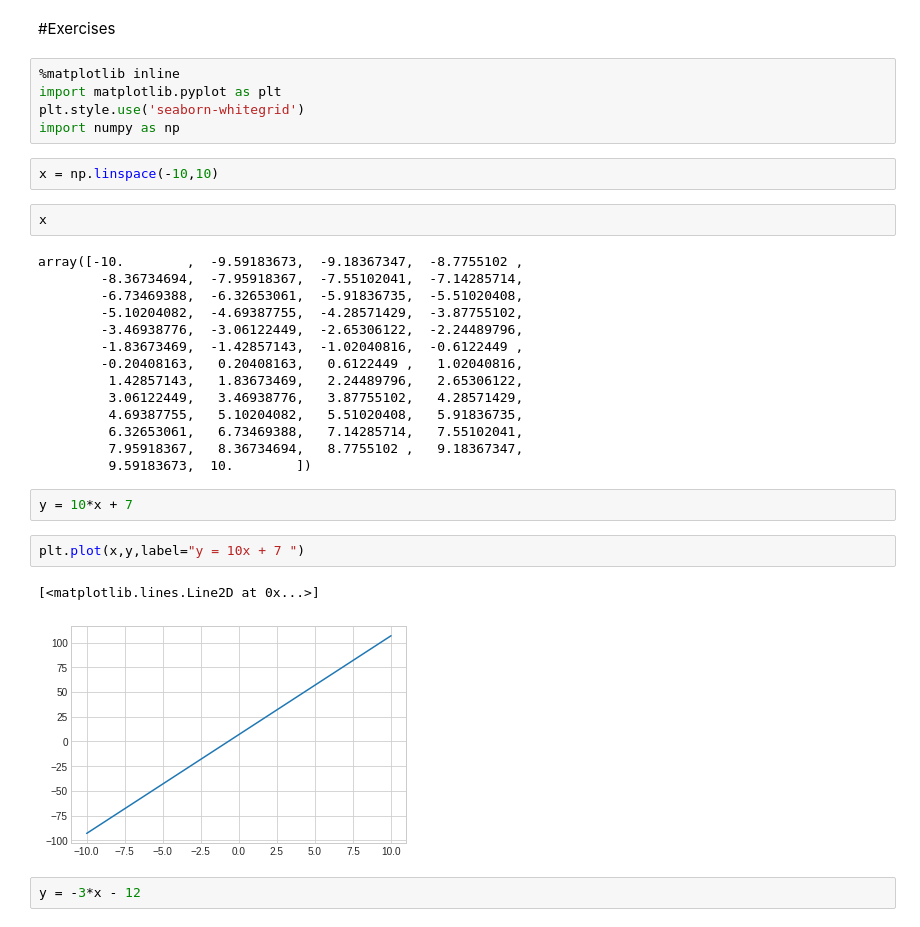
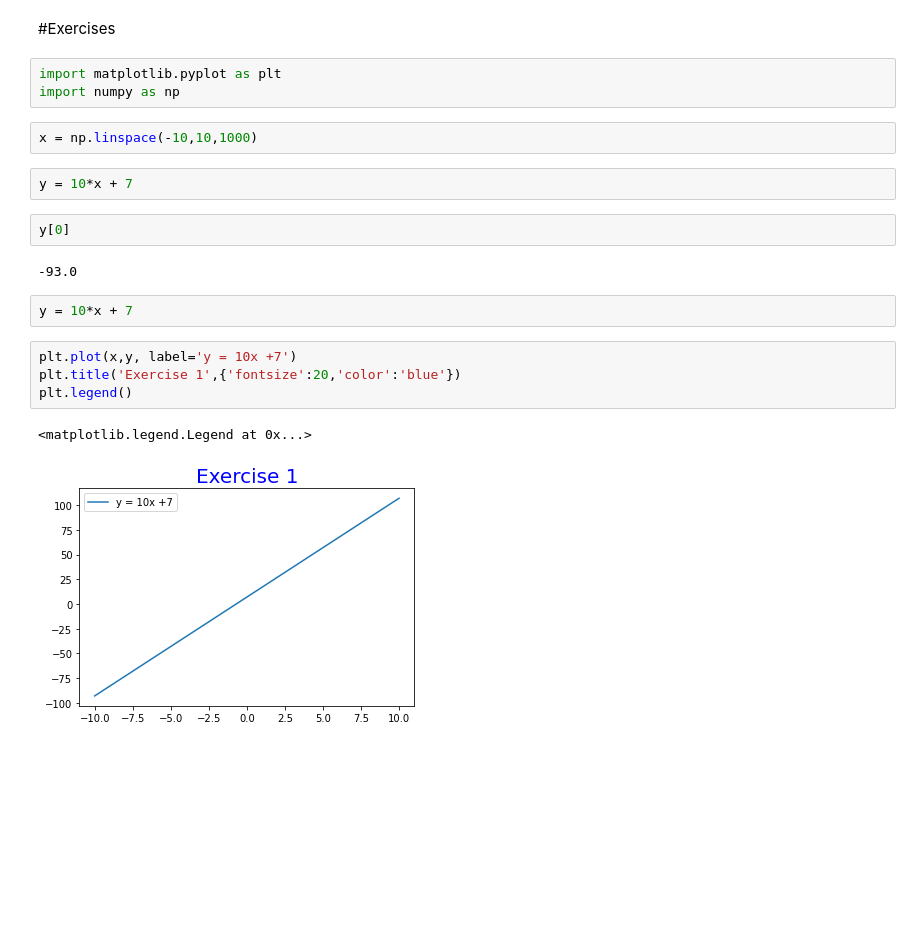
Before and after one commit to EvanR2022/Stats-Notebook, a Jupyter notebook: Evan_Rudman_Lab_1.ipynb, the cells around one changed output. Saved outputs shown, nothing was run; the diff lists cells and outputs as text; blank space fills up the shorter version.

Commit message:
Complete exercise 1

```diff
--- a/Evan_Rudman_Lab_1.ipynb
+++ b/Evan_Rudman_Lab_1.ipynb
@@ -375,34 +336,22 @@ $f(x) = \frac{1}{\sigma\sqrt{2\pi}}e^{-\frac{1}{2}(\frac{x-\mu}{\sigma})^2}$
 # %% [markdown]
 #Exercises
 # %%
-%matplotlib inline
 import matplotlib.pyplot as plt
-plt.style.use('seaborn-whitegrid')
 import numpy as np
 # %%
-x = np.linspace(-10,10)
+x = np.linspace(-10,10,1000)
-# %%
-x
-# %% [output]
-array([-10.        ,  -9.59183673,  -9.18367347,  -8.7755102 ,
-        -8.36734694,  -7.95918367,  -7.55102041,  -7.14285714,
-        -6.73469388,  -6.32653061,  -5.91836735,  -5.51020408,
-        -5.10204082,  -4.69387755,  -4.28571429,  -3.87755102,
-        -3.46938776,  -3.06122449,  -2.65306122,  -2.24489796,
-        -1.83673469,  -1.42857143,  -1.02040816,  -0.6122449 ,
-        -0.20408163,   0.20408163,   0.6122449 ,   1.02040816,
-         1.42857143,   1.83673469,   2.24489796,   2.65306122,
-         3.06122449,   3.46938776,   3.87755102,   4.28571429,
-         4.69387755,   5.10204082,   5.51020408,   5.91836735,
-         6.32653061,   6.73469388,   7.14285714,   7.55102041,
-         7.95918367,   8.36734694,   8.7755102 ,   9.18367347,
-         9.59183673,  10.        ])
 # %%
 y = 10*x + 7
+# %%
+y[0]
+# %% [output]
+-93.0
+# %%
+y = 10*x + 7
 # %%
-plt.plot(x,y,label="y = 10x + 7 ")
+plt.plot(x,y, label='y = 10x +7')
+plt.title('Exercise 1',{'fontsize':20,'color':'blue'})
+plt.legend()
 # %% [output]
-[<matplotlib.lines.Line2D at 0x...>]
+<matplotlib.legend.Legend at 0x...>
-[figure, old version]
+[figure, new version]
-# %%
-y = -3*x - 12
```
Also changed, not shown: parts of 13 cells of this notebook.
